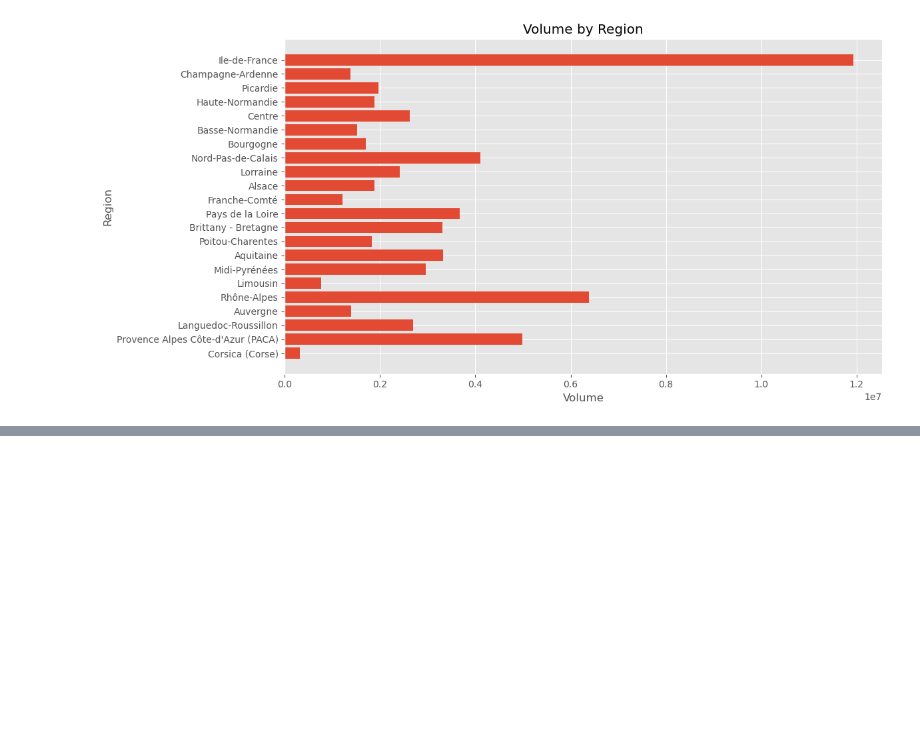
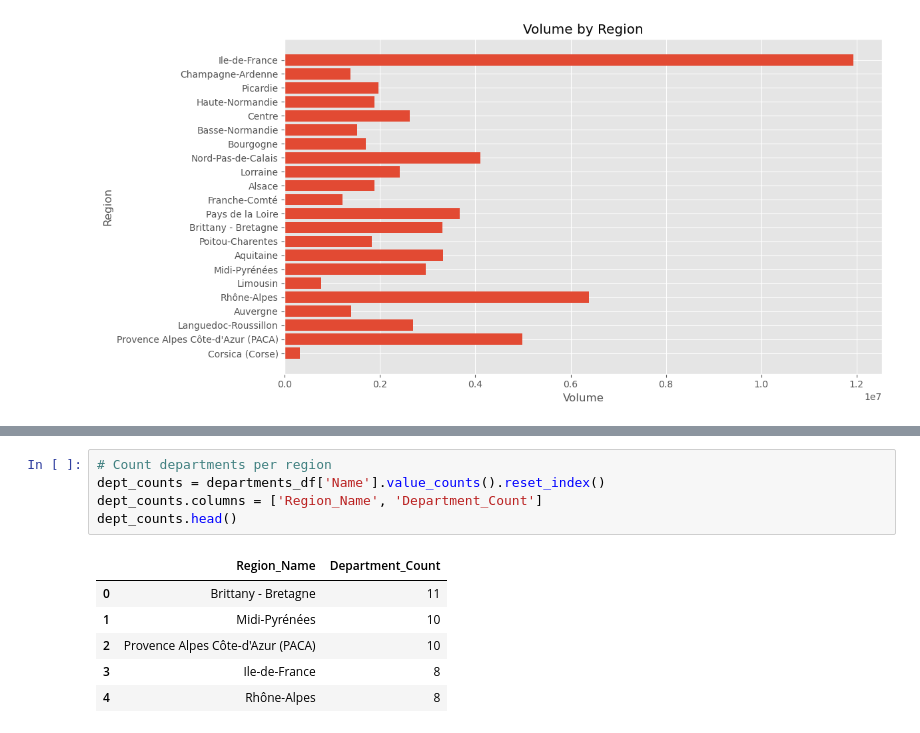
Before and after one commit to dusan-zdravkovic/Actuary-Project, a Jupyter notebook: first.ipynb, the cells around one changed output, grey strips where cells are left out. Cells and saved outputs as stored; diff of their text form; blank space fills up the shorter version.

```diff
--- a/first.ipynb
+++ b/first.ipynb
@@ -110,0 +128,12 @@ plt.show()
+# %%
+# Count departments per region
+dept_counts = departments_df['Name'].value_counts().reset_index()
+dept_counts.columns = ['Region_Name', 'Department_Count']
+dept_counts.head()
+# %% [output]
+|  | Region_Name | Department_Count |
+| 0 | Brittany - Bretagne | 11 |
+| 1 | Midi-Pyrénées | 10 |
+| 2 | Provence Alpes Côte-d'Azur (PACA) | 10 |
+| 3 | Ile-de-France | 8 |
+| 4 | Rhône-Alpes | 8 |
```
Also changed, not shown: parts of 2 cells of this notebook.
